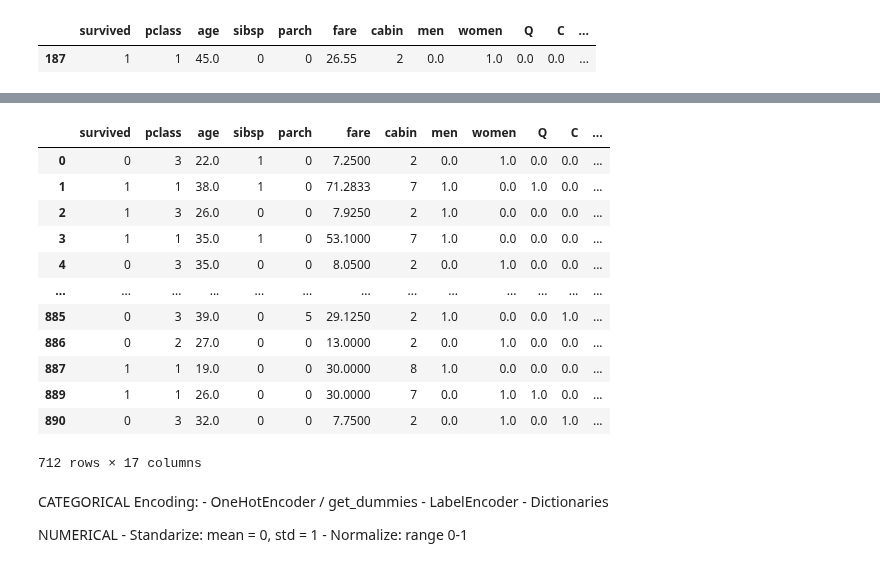
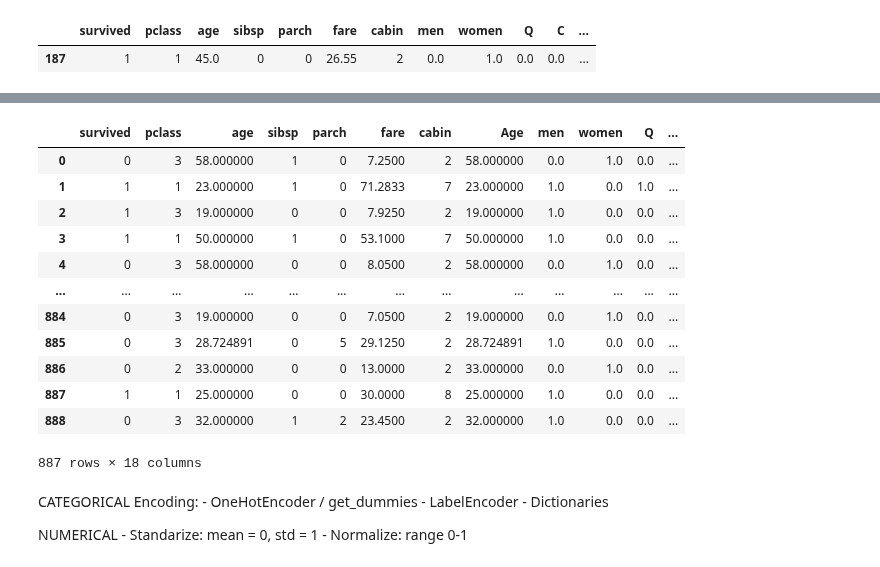
Before and after one commit to Ironhack-data-bcn-oct-2023/lectures, a Jupyter notebook: week-7/04-Feature_engineering.ipynb, the cells around one changed output, grey strips where cells are left out. Drawn from its saved outputs; the diff is of its cells as text; code cells hidden in the pictures.

```diff
--- a/week-7/04-Feature_engineering.ipynb
+++ b/week-7/04-Feature_engineering.ipynb
@@ -961,14 +961,21 @@ def process_titanic_dataset (df):
     df["title"] = df.title.replace(df.title.value_counts().index[4:], "other")
     df.drop(columns="name", inplace=True)
 
+    # 3. Age
+    df.groupby(["pclass", "sex", "title"]).agg({"age":"mean"})["age"]
+    df["age"] = df.groupby(["pclass", "sex", "title"])["age"].apply(lambda x: x.fillna(x.mean())).reset_index(drop=True)
+    df['Age'] = df.groupby(['pclass', 'sex', 'title'])['age'].transform(lambda x: x.fillna(x.mean()))
+
+
+
     # ------ Transforming: cateogrical into numbers
 
-    # 3. Sex
+    # 4. Sex
     df[["men", "women"]] = oneonehotencoder.fit_transform(df["sex"].values.reshape(-1, 1)).toarray()
     df.drop(columns="sex", inplace=True)
 
 
-    # 4. Cabin
+    # 5. Cabin
     new_dict = {'other': 2,  # Misc, M
             'C': 7,
             'E': 5,
@@ -981,64 +988,64 @@ def process_titanic_dataset (df):
 
     df["cabin"] = df.cabin.replace(new_dict)
 
-    # 5. Embarked
+    # 6. Embarked
     df[["Q", "C", "S"]] = oneonehotencoder.fit_transform(df["embarked"].values.reshape(-1, 1)).toarray()
     df.drop(columns = ["embarked"], inplace=True)
 
-    # 6. Title
+    # 7. Title
     df[["Mr", "Miss", "Mrs", "Master", "other"]] = oneonehotencoder.fit_transform(df["title"].values.reshape(-1, 1)).toarray()
     df.drop(columns="title", inplace=True)
 
 
     # ------ Transforming: numericals into numericals: but scaling
 
-    # 7. Age
+    # 8. Age
     df.dropna(subset=["age"],inplace=True) # :(
 
     #df["age_scaled"] = min_max_scaler.fit_transform(df["age"].values.reshape(-1, 1))
     #df.drop(columns="age", inplace=True)
 
     # 8. Fare
     #df["fare_scaled"] = scaler.fit_transform(df["fare"].values.reshape(-1, 1))
     #df.drop(columns="fare", inplace=True)
 
 
     return df
 
 df = process_titanic_dataset (df)
 
 def heatmap_titanic ():
     plt.figure(figsize=(14, 6))
     mask = np.triu(np.ones_like(df.corr()), k=0)
     sns.heatmap(df.corr(), annot=True, cmap='crest', linewidths=0.5, mask=mask)
     plt.title("Correlation Website variables")
 
 #heatmap_titanic()
 df
 
 # 1. Model: fit
 # 2. Predict
     # if predict
        # row:  keep the original mean & dev (and max/min)
         # pass original data: we don't transform the numerical variables
         # if we do: keep in mind, that data needs transformed before predicting
 
 
         # 30  -> 0.271174 ?
 # %% [output]
-|  | survived | pclass | age | sibsp | parch | fare | cabin | men | women | Q | C | ... |
-| 0 | 0 | 3 | 22.0 | 1 | 0 | 7.2500 | 2 | 0.0 | 1.0 | 0.0 | 0.0 | ... |
-| 1 | 1 | 1 | 38.0 | 1 | 0 | 71.2833 | 7 | 1.0 | 0.0 | 1.0 | 0.0 | ... |
-| 2 | 1 | 3 | 26.0 | 0 | 0 | 7.9250 | 2 | 1.0 | 0.0 | 0.0 | 0.0 | ... |
-| 3 | 1 | 1 | 35.0 | 1 | 0 | 53.1000 | 7 | 1.0 | 0.0 | 0.0 | 0.0 | ... |
-| 4 | 0 | 3 | 35.0 | 0 | 0 | 8.0500 | 2 | 0.0 | 1.0 | 0.0 | 0.0 | ... |
+|  | survived | pclass | age | sibsp | parch | fare | cabin | Age | men | women | Q | ... |
+| 0 | 0 | 3 | 58.000000 | 1 | 0 | 7.2500 | 2 | 58.000000 | 0.0 | 1.0 | 0.0 | ... |
+| 1 | 1 | 1 | 23.000000 | 1 | 0 | 71.2833 | 7 | 23.000000 | 1.0 | 0.0 | 1.0 | ... |
+| 2 | 1 | 3 | 19.000000 | 0 | 0 | 7.9250 | 2 | 19.000000 | 1.0 | 0.0 | 0.0 | ... |
+| 3 | 1 | 1 | 50.000000 | 1 | 0 | 53.1000 | 7 | 50.000000 | 1.0 | 0.0 | 0.0 | ... |
+| 4 | 0 | 3 | 58.000000 | 0 | 0 | 8.0500 | 2 | 58.000000 | 0.0 | 1.0 | 0.0 | ... |
 | ... | ... | ... | ... | ... | ... | ... | ... | ... | ... | ... | ... | ... |
-| 885 | 0 | 3 | 39.0 | 0 | 5 | 29.1250 | 2 | 1.0 | 0.0 | 0.0 | 1.0 | ... |
-| 886 | 0 | 2 | 27.0 | 0 | 0 | 13.0000 | 2 | 0.0 | 1.0 | 0.0 | 0.0 | ... |
-| 887 | 1 | 1 | 19.0 | 0 | 0 | 30.0000 | 8 | 1.0 | 0.0 | 0.0 | 0.0 | ... |
-| 889 | 1 | 1 | 26.0 | 0 | 0 | 30.0000 | 7 | 0.0 | 1.0 | 1.0 | 0.0 | ... |
-| 890 | 0 | 3 | 32.0 | 0 | 0 | 7.7500 | 2 | 0.0 | 1.0 | 0.0 | 1.0 | ... |
+| 884 | 0 | 3 | 19.000000 | 0 | 0 | 7.0500 | 2 | 19.000000 | 0.0 | 1.0 | 0.0 | ... |
+| 885 | 0 | 3 | 28.724891 | 0 | 5 | 29.1250 | 2 | 28.724891 | 1.0 | 0.0 | 0.0 | ... |
+| 886 | 0 | 2 | 33.000000 | 0 | 0 | 13.0000 | 2 | 33.000000 | 0.0 | 1.0 | 0.0 | ... |
+| 887 | 1 | 1 | 25.000000 | 0 | 0 | 30.0000 | 8 | 25.000000 | 1.0 | 0.0 | 0.0 | ... |
+| 888 | 0 | 3 | 32.000000 | 1 | 2 | 23.4500 | 2 | 32.000000 | 1.0 | 0.0 | 0.0 | ... |
-712 rows × 17 columns
+887 rows × 18 columns
 # %% [markdown]
 CATEGORICAL
     Encoding:
```
Also changed, not shown: parts of 1 cell of this notebook, 1 other file.
